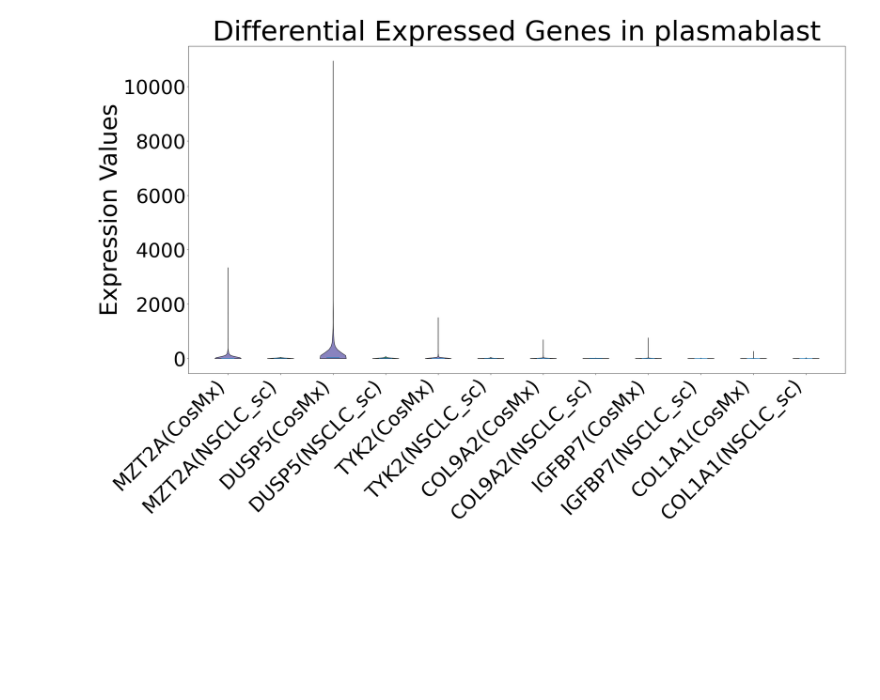
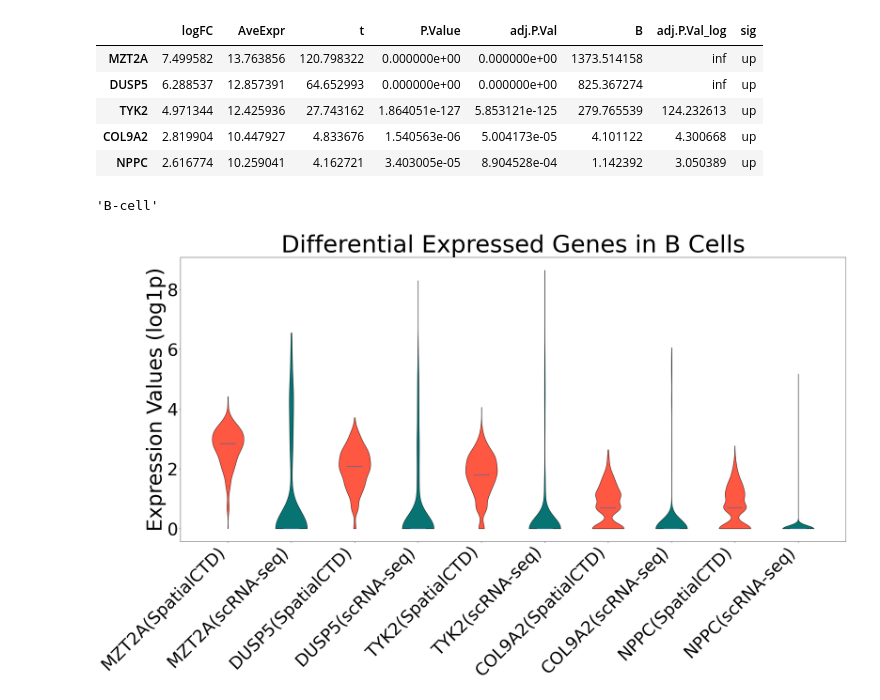
Before and after one commit to OmicsML/SpatialCTD, a Jupyter notebook: DE_analysis/DE_exp1.ipynb, the cells around one changed output. Cells and saved outputs as stored; diff of their text form; code cells hidden in the pictures; blank space fills up the shorter version.

```diff
--- a/DE_analysis/DE_exp1.ipynb
+++ b/DE_analysis/DE_exp1.ipynb
@@ -53,7 +72,10 @@ cosmx_sc.obs['cell_type'].value_counts(), NSCLC_sc.obs['celltype_final'].value_c
 # %%
-chosen_celltype_sc = "Plasma"
-chosen_celltype_cosmx = "plasmablast"
+chosen_celltype_sc = "B_cells"
+# chosen_celltype_cosmx = ["T CD8 naive", "T CD4 naive", "T CD8 memory", "T CD4 memory", "Treg"]
+# chosen_celltype_cosmx = ["mDC", "mDC"]
+chosen_celltype_cosmx = "B-cell"
 
+# cosmx_sc_chosen = cosmx_sc[cosmx_sc.obs['cell_type'].isin(chosen_celltype_cosmx)]
 cosmx_sc_chosen = cosmx_sc[cosmx_sc.obs['cell_type'] == chosen_celltype_cosmx]
 sc_nsclc_chosen = NSCLC_sc[NSCLC_sc.obs['celltype_final'] == chosen_celltype_sc]
 # %%
@@ -232,46 +245,67 @@ DEG_up = result[result["sig"] == "up"]
 DEG_up_6 = DEG_up.head(6)
 # DEG_down = DEG_result[DEG_result["sig"] == "down"]
 # DEG_down = DEG_down.head(6)
+# %%
+DEG_up_6
+# %% [output]
+|  | logFC | AveExpr | t | P.Value | adj.P.Val | B | adj.P.Val_log | sig |
+| MZT2A | 7.499582 | 13.763856 | 120.798322 | 0.000000e+00 | 0.000000e+00 | 1373.514158 | inf | up |
+| DUSP5 | 6.288537 | 12.857391 | 64.652993 | 0.000000e+00 | 0.000000e+00 | 825.367274 | inf | up |
+| TYK2 | 4.971344 | 12.425936 | 27.743162 | 1.864051e-127 | 5.853121e-125 | 279.765539 | 124.232613 | up |
+| COL9A2 | 2.819904 | 10.447927 | 4.833676 | 1.540563e-06 | 5.004173e-05 | 4.101122 | 4.300668 | up |
+| NPPC | 2.616774 | 10.259041 | 4.162721 | 3.403005e-05 | 8.904528e-04 | 1.142392 | 3.050389 | up |
 # %%
 data_plotter = []
 for gene in DEG_up_6.index:
-    data_plotter.append(sc_nsclc_chosen_df[gene].values)
-    data_plotter.append(cosmx_sc_chosen_df[gene].values)
+    data_plotter.append(np.log1p(cosmx_sc_chosen_df[gene].values))
+    data_plotter.append(np.log1p(sc_nsclc_chosen_df[gene].values))
+
+
+# data_plotter = []
+# for gene in DEG_up_6.index:
+#     data_plotter.append(cosmx_sc_chosen_df[gene].values)
+#     data_plotter.append(sc_nsclc_chosen_df[gene].values)
+# %%
+chosen_celltype_cosmx
+# %% [output]
+'B-cell'
+# %%
+chosen_celltype_cosmx = "B Cells"
 # %%
 import matplotlib.pyplot as plt
 def set_axis_style(ax, labels):
     ax.get_xaxis().set_tick_params(direction='out')
     ax.xaxis.set_ticks_position('bottom')
     ax.set_xticks(np.arange(1, len(labels) + 1))
     ax.set_xticklabels(labels, rotation = 45, fontsize = 50,  ha='right')
     ax.set_xlim(0.25, len(labels) + 0.75)
     # ax.set_ylabel('Y Axis', fontsize=14)
     # ax.set_yticks(fontsize = 10)
     ax.tick_params(axis='y', labelsize=50)
-fig, ax = plt.subplots(nrows=1, ncols=1, figsize=(30, 20), sharey=True)
-ax.set_ylabel("Expression Values", fontsize= 60)
+fig, ax = plt.subplots(nrows=1, ncols=1, figsize=(35, 20), sharey=True)
+ax.set_ylabel("Expression Values (log1p)", fontsize= 60)
 ax.set_title("Differential Expressed Genes in %s"%(chosen_celltype_cosmx), fontsize= 70)
 parts = ax.violinplot(
     data_plotter, showmeans=False, showmedians=True,
     showextrema=False
 )
 for i in range(len(parts['bodies'])):
     if i % 2 == 0:
-        parts['bodies'][i].set_facecolor('#8983BF')
+        parts['bodies'][i].set_facecolor('#fe5742')
     else:
-        parts['bodies'][i].set_facecolor('#32B897')
+        parts['bodies'][i].set_facecolor('#077473')
     parts['bodies'][i].set_edgecolor('black')
     parts['bodies'][i].set_alpha(1)
 labels = []
 for gene in DEG_up_6.index:
-    labels.append(gene+str("(CosMx)"))
-    labels.append(gene+str("(NSCLC_sc)"))
+    labels.append(gene+str("(SpatialCTD)"))
+    labels.append(gene+str("(scRNA-seq)"))
 
 
 
 set_axis_style(ax, labels)
 plt.subplots_adjust(bottom=0.30, wspace=0.05)
-# plt.savefig("Liver_Health_Cancer_%s_up.pdf"%(selected_celltype))
+plt.savefig("./fig/%s_up.pdf"%(chosen_celltype_cosmx))
 plt.show()
 # %% [output]
-[figure, old version]
+[figure, new version]
```
Also changed, not shown: parts of 14 cells of this notebook, 1 other file.
